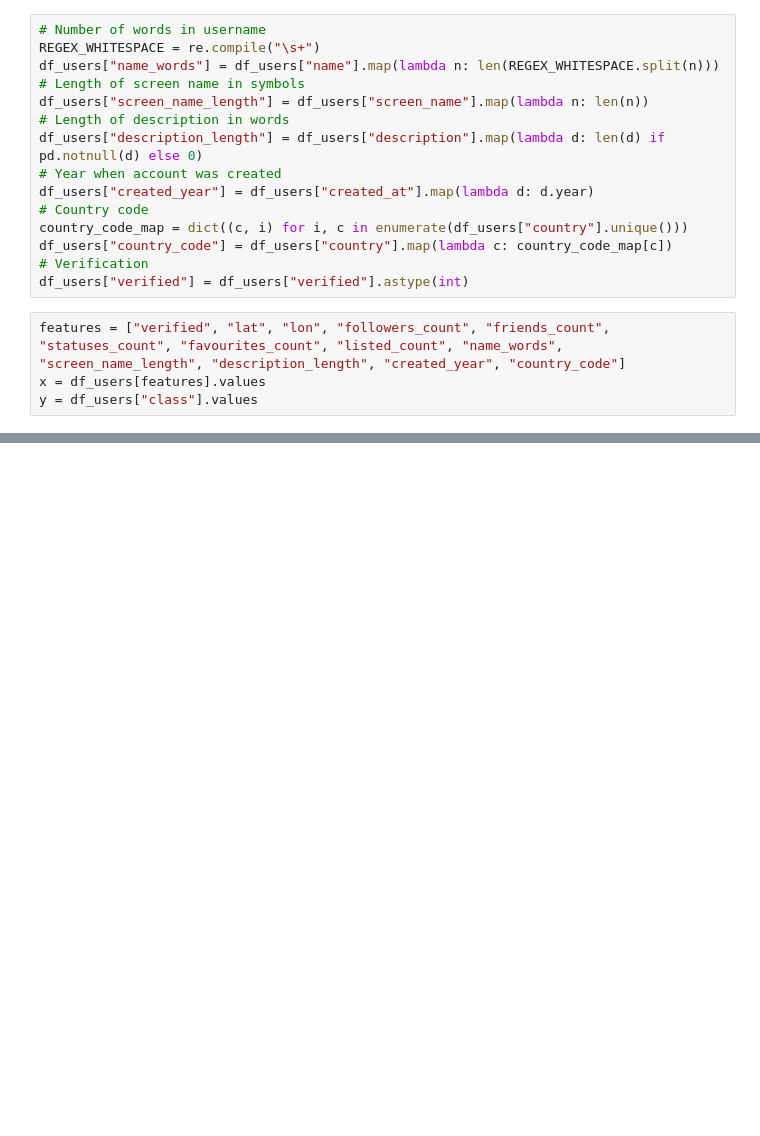
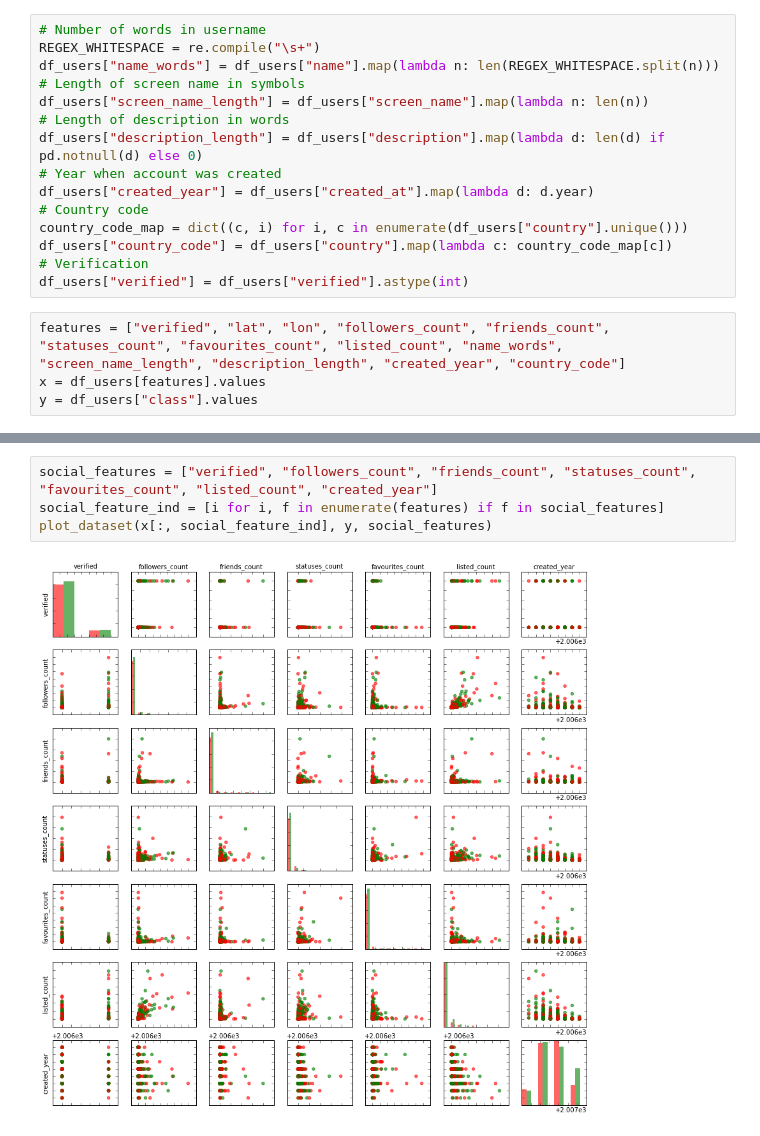
Before and after one commit to anokhin/sfera-dm, a Jupyter notebook: iter3/project/homework-2.ipynb, the cells around one changed output, grey strips where cells are left out. Saved outputs shown, nothing was run; the diff lists cells and outputs as text; blank space fills up the shorter version.

```diff
--- a/iter3/project/homework-2.ipynb
+++ b/iter3/project/homework-2.ipynb
@@ -56,0 +106,6 @@ pl.show()
+# %%
+social_features = ["verified", "followers_count", "friends_count", "statuses_count", "favourites_count", "listed_count", "created_year"]
+social_feature_ind = [i for i, f in enumerate(features) if f in social_features]
+plot_dataset(x[:, social_feature_ind], y, social_features)
+# %% [output]
+[figure, added]
```
Also changed, not shown: parts of 9 cells of this notebook.
